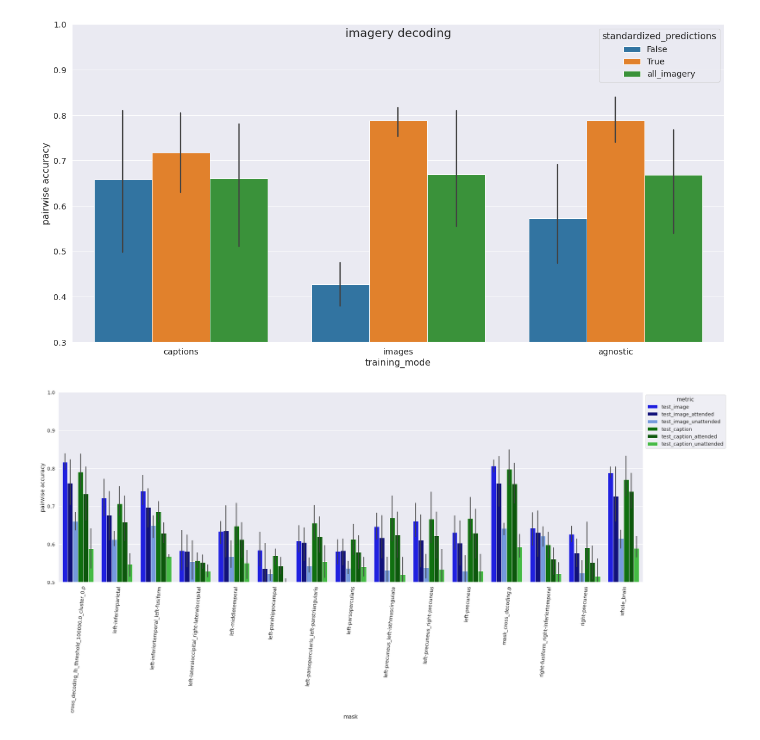
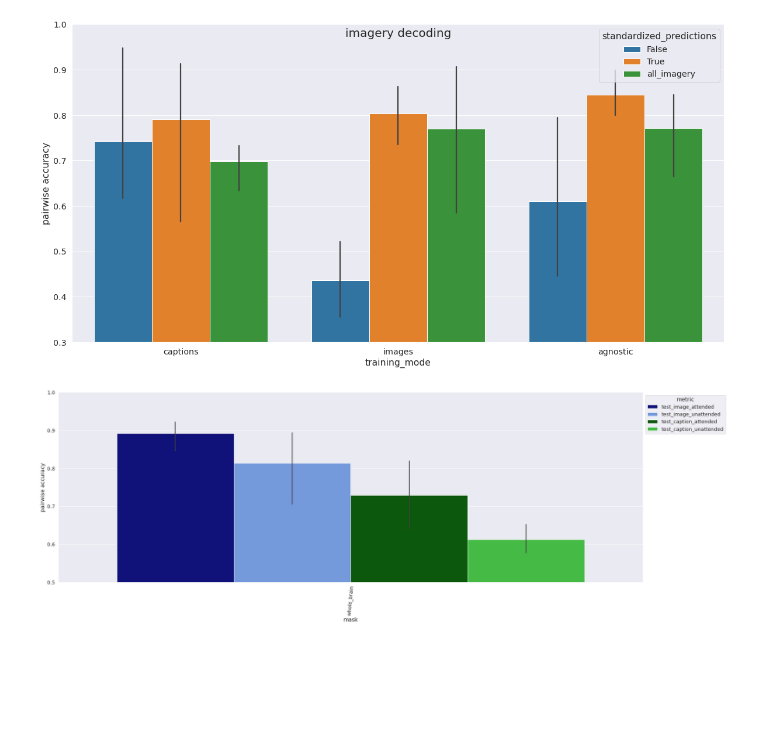
Before and after one commit to mitjanikolaus/multimodal_decoding, a Jupyter notebook: notebooks/analysis_attention_modulation.ipynb, the cells around one changed output. Cells and saved outputs as stored; diff of their text form; code cells hidden in the pictures; blank space fills up the shorter version.

```diff
--- a/notebooks/analysis_attention_modulation.ipynb
+++ b/notebooks/analysis_attention_modulation.ipynb
@@ -71 +76,17 @@ print(data[(data.subject == 'sub-01') & (data.model == 'imagebind') & (data.trai
+# %%
+filtered = data.copy()
+
+LATENT_MODE = 'all_candidate_latents'
+# LATENT_MODE = 'limited_candidate_latents'
+MASK = 'whole_brain'
+TRAINING_SPLITS = 'train'
+
+filtered = filtered[filtered.standardized_predictions == 'True']
+filtered = filtered[filtered.training_splits == TRAINING_SPLITS]
+filtered = filtered[filtered.latents == LATENT_MODE]
+filtered = filtered[filtered['mask'] == MASK]
+
+# print(filtered.groupby(['metric', 'training_mode']).agg(num_subjects=('value', 'size')).reset_index())
+NUM_SUBJECTS = 3 # len(ADDITIONAL_TEST_SUBJECTS)
+assert len(filtered) == NUM_SUBJECTS * len(filtered.metric.unique()) * len(filtered.training_mode.unique())
 # %%
@@ -150,17 +221,18 @@ plt.savefig(os.path.join(RESULTS_DIR, f"attention_modulation_imagery.png"), bbox
 # %%
-filtered = data.copy()
+to_plot = data.copy()
 
 LATENT_MODE = 'all_candidate_latents'
 # LATENT_MODE = 'limited_candidate_latents'
 MASK = 'whole_brain'
+TRAINING_SPLITS = 'train'
 
-# filtered = filtered[filtered.standardized_predictions == 'True']
-filtered = filtered[filtered.latents == LATENT_MODE]
-filtered = filtered[filtered.metric == 'imagery']
+# to_plot = to_plot[to_plot.standardized_predictions == 'True']
+to_plot = to_plot[to_plot.latents == LATENT_MODE]
+to_plot = to_plot[to_plot.metric == 'imagery']
+to_plot = to_plot[to_plot.training_splits == TRAINING_SPLITS]
+to_plot = to_plot[to_plot['mask'] == MASK]
 
-filtered = filtered[filtered['mask'] == MASK]
-
-assert len(filtered) == len(ADDITIONAL_TEST_SUBJECTS) * len(filtered.standardized_predictions.unique()) * len(filtered.training_mode.unique())
+assert len(to_plot) == NUM_SUBJECTS * len(to_plot.standardized_predictions.unique()) * len(to_plot.training_mode.unique())
 
 ORDER = ['captions', 'images', 'agnostic']
 # HUE_ORDER = ['imagery', 'imagery_weak']
@@ -171,53 +243,57 @@ sns.set(font_scale=1.3)
 plt.figure(figsize=(20,10))
 plt.title('imagery decoding', y=0.95, fontsize=20)
 
-ax = sns.barplot(data=filtered, x="training_mode", y="value", hue="standardized_predictions", order=ORDER, hue_order=HUE_ORDER, palette=PALETTE)
+ax = sns.barplot(data=to_plot, x="training_mode", y="value", hue="standardized_predictions", order=ORDER, hue_order=HUE_ORDER, palette=PALETTE)
 plt.ylabel('pairwise accuracy')
 plt.ylim((0.3, 1))
 plt.savefig(os.path.join(RESULTS_DIR, f"attention_modulation_imagery.png"), bbox_inches='tight', pad_inches=0, dpi=300)
 # %% [output]
-[figure, old version]
+[figure, new version]
 # %%
 data = load_results_data()
 
-filtered = data.copy()
+to_plot = data.copy()
 
 # METRIC = "imagery"
-# TRAINING_MODE = 'agnostic'
+TRAINING_MODE = 'agnostic'
 # TRAINING_MODE = 'images'
-TRAINING_MODE = 'captions'
+# TRAINING_MODE = 'captions'
 
 LATENT_MODE = 'all_candidate_latents'
 # LATENT_MODE = 'limited_candidate_latents'
 # MASK = 'whole_brain'
 
-filtered = filtered[filtered.standardized_predictions == 'True']
-filtered = filtered[filtered.latents == LATENT_MODE]
-# filtered = filtered[filtered['mask'] == MASK]
+TRAINING_SPLITS = 'train'
 
-filtered = filtered[filtered.training_mode == TRAINING_MODE]
-# filtered = filtered[filtered.metric == METRIC]
+
+to_plot = to_plot[to_plot.standardized_predictions == 'True']
+to_plot = to_plot[to_plot.latents == LATENT_MODE]
+to_plot = to_plot[to_plot.training_splits == TRAINING_SPLITS]
+# to_plot = to_plot[to_plot['mask'] == MASK]
+
+to_plot = to_plot[to_plot.training_mode == TRAINING_MODE]
+# to_plot = to_plot[to_plot.metric == METRIC]
 
 def shorten_mask_name(name):
     if name == "whole_brain":
         return name
     return os.path.basename(name)
 
-filtered["mask"] = filtered["mask"].apply(shorten_mask_name)
+to_plot["mask"] = to_plot["mask"].apply(shorten_mask_name)
 
 
-# print(filtered.groupby(['metric', 'mask']).agg(num_subjects=('value', 'size')).reset_index())
-assert len(filtered) == len(ADDITIONAL_TEST_SUBJECTS) * len(filtered.metric.unique()) * len(filtered['mask'].unique())
+# print(to_plot.groupby(['metric', 'mask']).agg(num_subjects=('value', 'size')).reset_index())
+assert len(to_plot) == NUM_SUBJECTS * len(to_plot.metric.unique()) * len(to_plot['mask'].unique())
 
 
-HUE_ORDER = ['test_image', 'test_image_attended', 'test_image_unattended', 'test_caption', 'test_caption_attended', 'test_caption_unattended']#, 'imagery', 'imagery_weak']
-PALETTE = ['blue', 'darkblue', 'cornflowerblue', 'green', 'darkgreen', 'limegreen', 'red', 'salmon']
+HUE_ORDER = ['test_image_attended', 'test_image_unattended', 'test_caption_attended', 'test_caption_unattended']#, 'imagery', 'imagery_weak'] #'test_image',  'test_caption',
+PALETTE = ['darkblue', 'cornflowerblue', 'darkgreen', 'limegreen', 'red', 'salmon'] #'blue', 'green'
 sns.set(font_scale=1.3)
 plt.figure(figsize=(30,10))
-ax = sns.barplot(data=filtered, x="mask", y="value", hue="metric", hue_order=HUE_ORDER, palette=PALETTE)
+ax = sns.barplot(data=to_plot, x="mask", y="value", hue="metric", hue_order=HUE_ORDER, palette=PALETTE)
 plt.ylabel('pairwise accuracy')
 plt.ylim((0.5, 1))
 plt.xticks(rotation=85)
 sns.move_legend(ax, "upper left", bbox_to_anchor=(1, 1))
 # %% [output]
-[figure, old version]
+[figure, new version]
```
Also changed, not shown: parts of 9 cells of this notebook, 1 other file.
